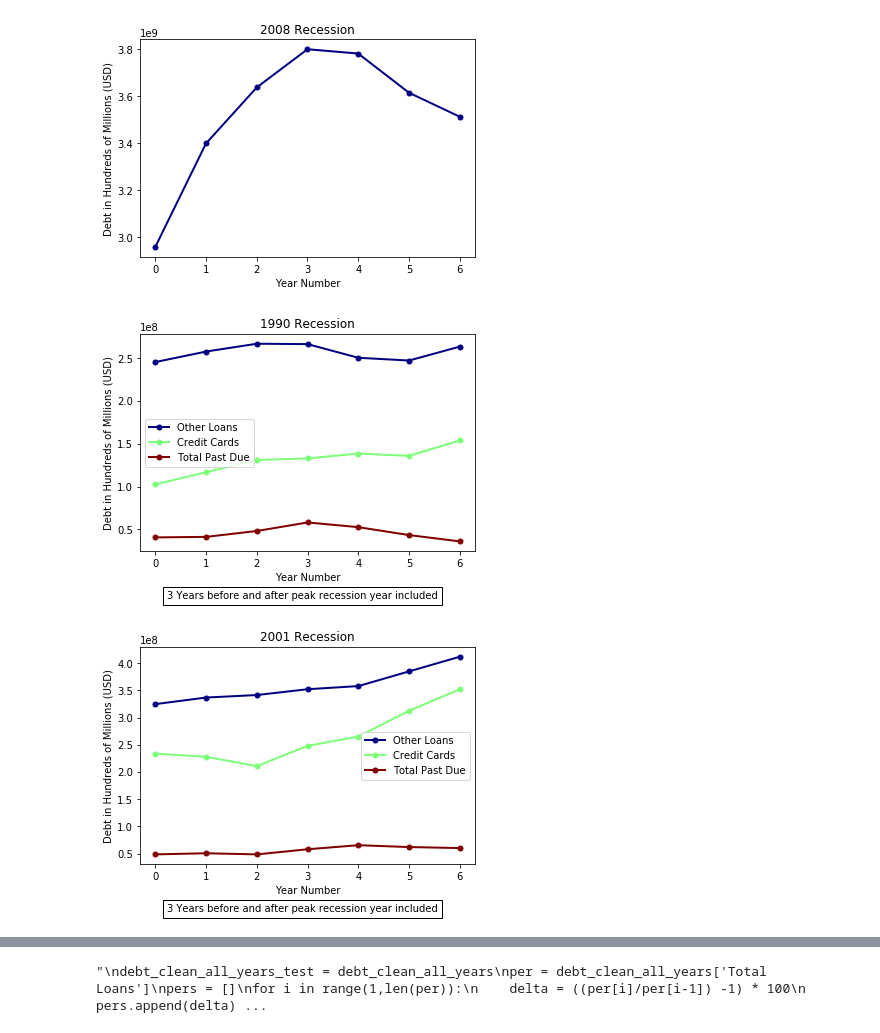
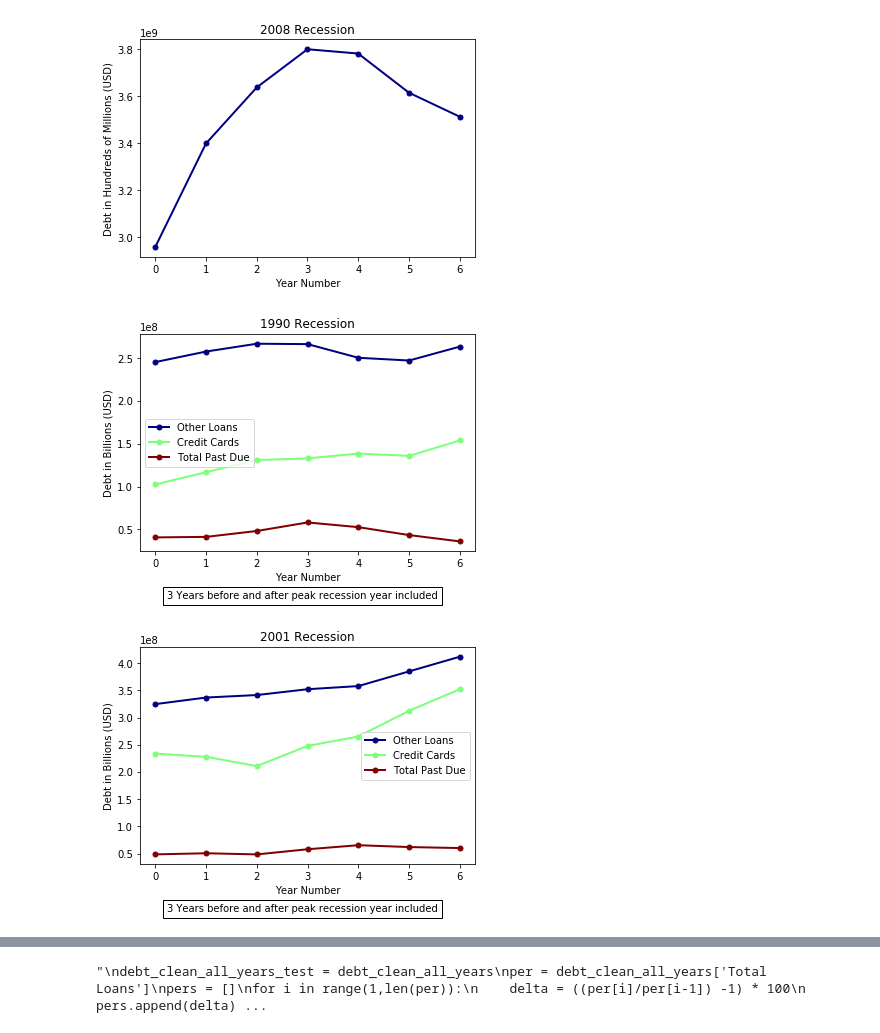
Before and after one commit to brownal05/project1, a Jupyter notebook: notebooks/nick.ipynb, the cells around one changed output, grey strips where cells are left out. Saved outputs shown, nothing was run; the diff lists cells and outputs as text; code cells hidden in the pictures.

```diff
--- a/notebooks/nick.ipynb
+++ b/notebooks/nick.ipynb
@@ -184,26 +205,26 @@ plt.savefig('../graphs/real_estate_2011.png')
 # %%
 all_but_real_estate = ['Year', 'Total Loans', 'Real Estate']
 first_rec_line_else = first_rec.drop(columns = all_but_real_estate)
 bx = first_rec_line_else.plot(lw=2, colormap='jet', marker='.', markersize=10, title='1990 Recession')
 bx.set_xlabel("Year Number")
-bx.set_ylabel("Debt in Hundreds of Millions (USD)")
+bx.set_ylabel("Debt in Billions (USD)")
 bx.legend(loc="best")
 plt.figtext(0.5, -0.04, caption_text, wrap=True, horizontalalignment='center', fontsize=10,
            bbox=dict(facecolor='none', edgecolor='black'))
 plt.savefig('../graphs/rec_debt_1990.png')
 # %% [output]
-[figure, old version]
+[figure, new version]
 # %%
 second_rec_line_else = second_rec.drop(columns = all_but_real_estate)
 bx2 = second_rec_line_else.plot(lw=2, colormap='jet', marker='.', markersize=10, title='2001 Recession')
 bx2.set_xlabel("Year Number")
-bx2.set_ylabel("Debt in Hundreds of Millions (USD)")
+bx2.set_ylabel("Debt in Billions (USD)")
 bx2.legend(loc="best")
 plt.figtext(0.5, -0.04, caption_text, wrap=True, horizontalalignment='center', fontsize=10,
            bbox=dict(facecolor='none', edgecolor='black'))
-plt.savefig('../graphs/rec_debt_2001.png')
+plt.savefig('../graphs/rec_debt_2000.png')
 # %% [output]
-[figure, old version]
+[figure, new version]
 # %%
 third_rec_line_else = third_rec.drop(columns = all_but_real_estate)
 bx3 = third_rec_line_else.plot(lw=2, colormap='jet', marker='.', markersize=10, title='2009 Recession')
```
Also changed, not shown: parts of 15 cells of this notebook, 32 other files.
